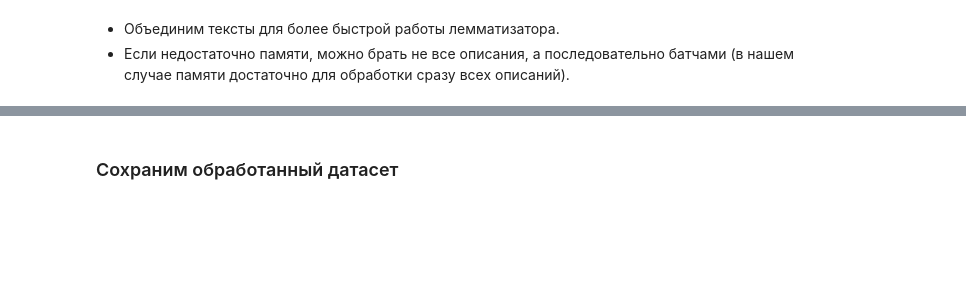
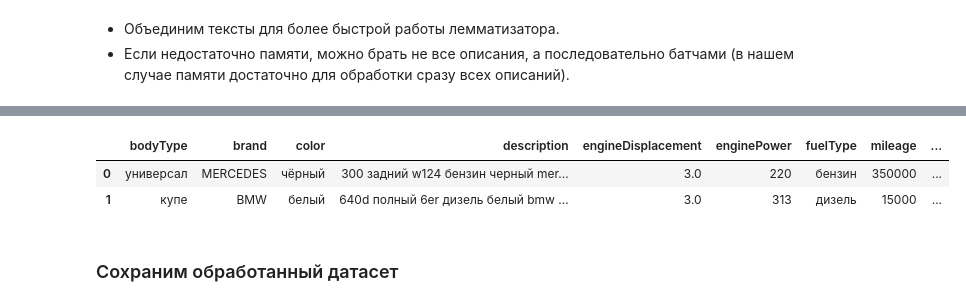
Before and after one commit to kotche/SF, a Jupyter notebook: module_7/sf-dst-car-price-part2-part-1-eda-dataset.ipynb, the cells around one changed output, grey strips where cells are left out. Saved outputs shown, nothing was run; the diff lists cells and outputs as text; code cells hidden in the pictures; blank space fills up the shorter version.

```diff
--- a/module_7/sf-dst-car-price-part2-part-1-eda-dataset.ipynb
+++ b/module_7/sf-dst-car-price-part2-part-1-eda-dataset.ipynb
@@ -847,5 +863,9 @@ data.description
 # %%
-data.head(2)
+data.head(3)
+# %% [output]
+|  | bodyType | brand | color | description | engineDisplacement | enginePower | fuelType | mileage | ... |
+| 0 | универсал | MERCEDES | чёрный | 300 задний w124 бензин черный mer... | 3.0 | 220 | бензин | 350000 | ... |
+| 1 | купе | BMW | белый | 640d полный 6er дизель белый bmw ... | 3.0 | 313 | дизель | 15000 | ... |
 # %% [markdown]
 ### Сохраним обработанный датасет
 # %%
```
Also changed, not shown: parts of 5 cells of this notebook.
